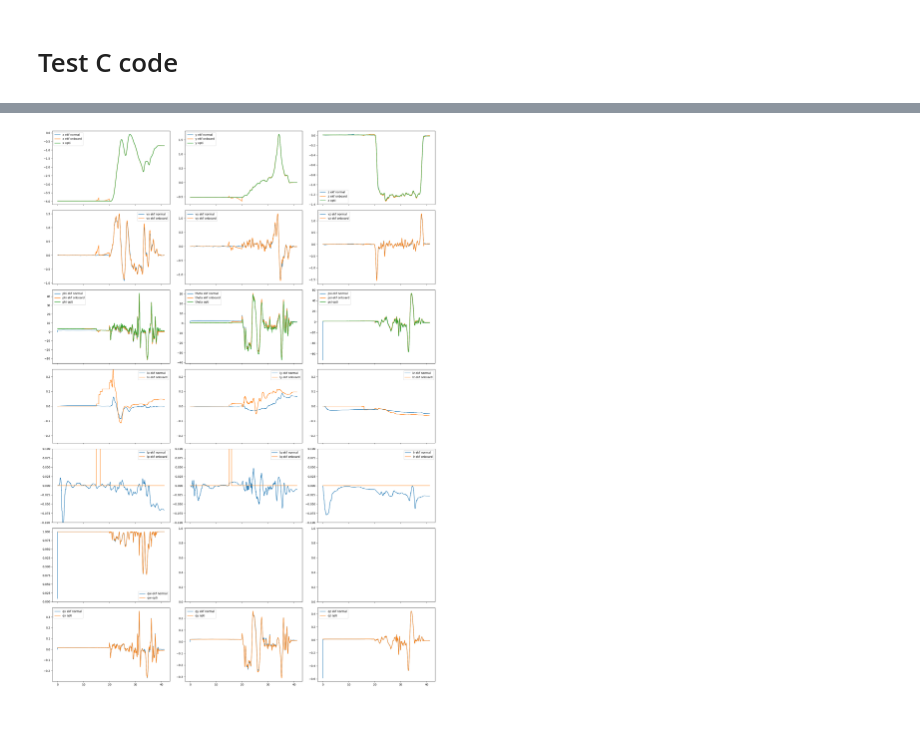
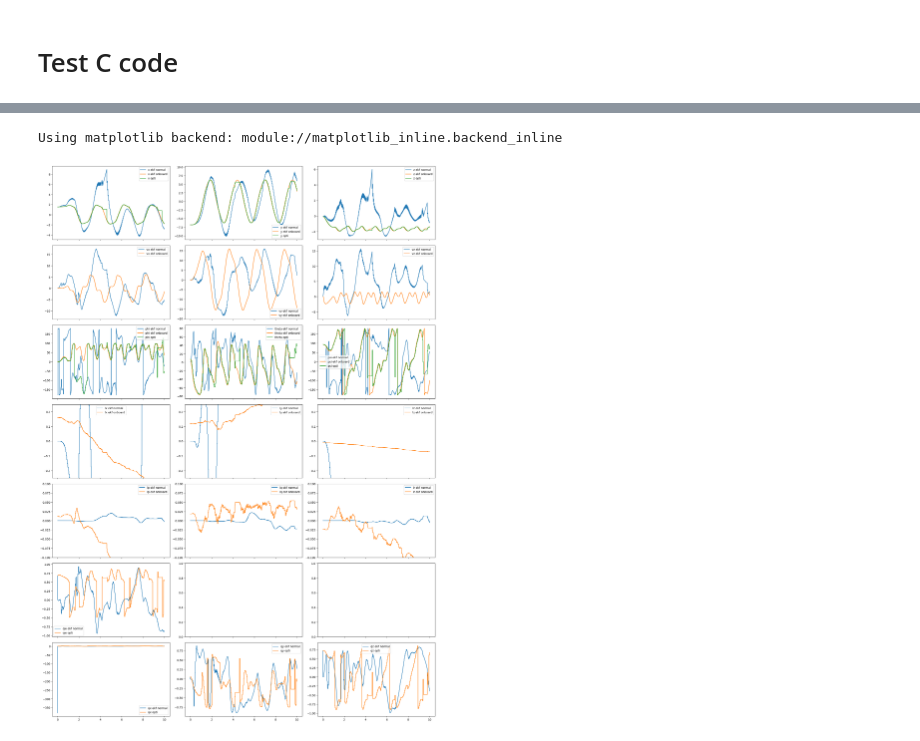
Before and after one commit to tudelft/ekf_c_code_generation, a Jupyter notebook: Generate Kalman Filter C Code.ipynb, the cells around one changed output, grey strips where cells are left out. Cells and saved outputs as stored; diff of their text form; code cells hidden in the pictures.

Commit message:
trying mocap measurement + body vel measure

```diff
--- a/Generate Kalman Filter C Code.ipynb
+++ b/Generate Kalman Filter C Code.ipynb
@@ -31,7 +31,8 @@ lib = ctypes.CDLL(lib_path)
 
 # define argument types
 lib.ekf_set_Q.argtypes = [ctypes.POINTER(ctypes.c_float)]
-lib.ekf_set_R.argtypes = [ctypes.POINTER(ctypes.c_float)]
+lib.ekf_set_R_mocap.argtypes = [ctypes.POINTER(ctypes.c_float)]
+lib.ekf_set_R_vbody.argtypes = [ctypes.POINTER(ctypes.c_float)]
 lib.ekf_set_X.argtypes = [ctypes.POINTER(ctypes.c_float)]
 lib.ekf_set_P_diag.argtypes = [ctypes.POINTER(ctypes.c_float)]
 
@@ -39,9 +40,10 @@ lib.ekf_get_X.restype = ctypes.POINTER(ctypes.c_float)
 lib.ekf_get_P.restype = ctypes.POINTER(ctypes.c_float)
 
 lib.ekf_predict.argtypes = [ctypes.POINTER(ctypes.c_float), ctypes.c_float]
-lib.ekf_update.argtypes = [ctypes.POINTER(ctypes.c_float)]
+lib.ekf_update_mocap.argtypes = [ctypes.POINTER(ctypes.c_float)]
+lib.ekf_update_vbody.argtypes = [ctypes.POINTER(ctypes.c_float)]
 
-ekf_use_quat = ctypes.c_bool.in_dll(lib, "ekf_use_quat")
+# ekf_use_quat = ctypes.c_bool.in_dll(lib, "ekf_use_quat")
 # %% [output]
 PREDICTION:
 CSE
@@ -175,0 +108,2 @@ optitrack frequency: 21.201325353867094 Hz
+# %%
+fit_thrust_drag_model(data)
@@ -179,19 +141,12 @@ U_data = np.array([
     data['ax'], data['ay'], data['az'], data['p'], data['q'], data['r']
 ]).T
 
-# EKF MEASUREMENT: Z = [x, y, z, qw, qx, qy, qz] (Optitrack)
-Z_data = np.array([
-    data['x_opti'], data['y_opti'], data['z_opti'], data['qw'], data['qx'], data['qy'], data['qz']
+# EKF MEASUREMENT MOCAP: Z = [x, y, z, qw, qx, qy, qz] (Optitrack)
+Z_data_mocap = np.array([
+    data['x_opti'], data['y_opti'], data['z_opti'], 1*data['qw_opti'], 10000*data['qx_opti'], 1*data['qy_opti'], data['qz_opti']
 ]).T
-
-# SHIFT Z data by 3 samples
-shift = 3
-Z_data_shift = np.roll(Z_data, -shift, axis=0)
-# Z_data = Z_data_shift
-
-print(shift)
-
+# EKF MEASUREMENT VBODY Z = [vbx, vby]
+Z_data_vbody = np.array([data['vbx_estimate'], data['vby_estimate']]).T
+# Z_data_vbody = np.array([data['vbx'], data['vby']]).T
 
 t = data['t']
-delay = np.mean(t[shift:]-t[:-shift])
-('delay:',delay,'s')
@@ -346,7 +268,7 @@ X_ekf_normal = np.array(X_ekf)
 X_ekf_Zshift = np.array(X_ekf)
 # %%
 # plot trajectory
-#%matplotlib
+%matplotlib
 X_ekf = np.array(X_ekf)
 # Pdiag_ekf = np.array(Pdiag_ekf)
 
@@ -401,6 +323,7 @@ axs[5].legend()
 rad_to_deg = 180/np.pi
 from scipy.spatial.transform import Rotation
 eulers = Rotation.from_quat(X_ekf_normal[:, [7, 8, 9, 6]]).as_euler('xyz', degrees=False)
+# eulers = np.zeros_like(X_ekf_normal[:, [6, 7, 8]])
 
 axs[6].plot(t, rad_to_deg*eulers[:,0], label='phi ekf normal')
 # axs[6].plot(t, rad_to_deg*X_ekf_Zshift[:,6], label='phi ekf Zshift')
@@ -457,35 +380,36 @@ axs[13].plot(t, rad_to_deg*X_ekf_normal[:,14], label='lq ekf normal')
 # axs[13].plot(t, rad_to_deg*X_ekf_corrected[:,13], label='lq ekf corrected')
 axs[13].plot(t, rad_to_deg*data['ekf_gyro_b_y'], label='lq ekf onboard')
 axs[13].set_ylim([-0.1, 0.1])
 axs[13].legend()
 
 axs[14].plot(t, rad_to_deg*X_ekf_normal[:,15], label='lr ekf normal')
 # axs[14].plot(t, rad_to_deg*X_ekf_Zshift[:,14], label='lr ekf Zshift')
 # axs[14].plot(t, rad_to_deg*X_ekf_corrected[:,14], label='lr ekf corrected')
 axs[14].plot(t, rad_to_deg*data['ekf_gyro_b_z'], label='lr ekf onboard')
 axs[14].set_ylim([-0.1, 0.1])
 axs[14].legend()
 
 axs[15].plot(t, X_ekf_normal[:,6], label='qw ekf normal')
 #axs[15].plot(t, rad_to_deg*data['ekf_gyro_b_z'], label='qw ekf onboard')
-axs[15].plot(t, data['qw'], label='qw opti')
+axs[15].plot(t, data['qw_opti'], label='qw opti')
 axs[15].legend()
 
 axs[18].plot(t, X_ekf_normal[:,7], label='qx ekf normal')
 #axs[18].plot(t, rad_to_deg*data['ekf_gyro_b_z'], label='qx ekf onboard')
-axs[18].plot(t, data['qx'], label='qx opti')
+axs[18].plot(t, data['qx_opti'], label='qx opti')
 axs[18].legend()
 
 axs[19].plot(t, X_ekf_normal[:,8], label='qy ekf normal')
 #axs[19].plot(t, rad_to_deg*data['ekf_gyro_b_z'], label='qy ekf onboard')
-axs[19].plot(t, data['qy'], label='qy opti')
+axs[19].plot(t, data['qy_opti'], label='qy opti')
 axs[19].legend()
 
 axs[20].plot(t, X_ekf_normal[:,9], label='qz ekf normal')
 #axs[20].plot(t, rad_to_deg*data['ekf_gyro_b_z'], label='qz ekf onboard')
-axs[20].plot(t, data['qz'], label='qz opti')
+axs[20].plot(t, data['qz_opti'], label='qz opti')
 axs[20].legend()
 
 plt.show()
 # %% [output]
+Using matplotlib backend: module://matplotlib_inline.backend_inline
-[figure, old version]
+[figure, new version]
```
Also changed, not shown: parts of 11 cells of this notebook, 9 other files.
